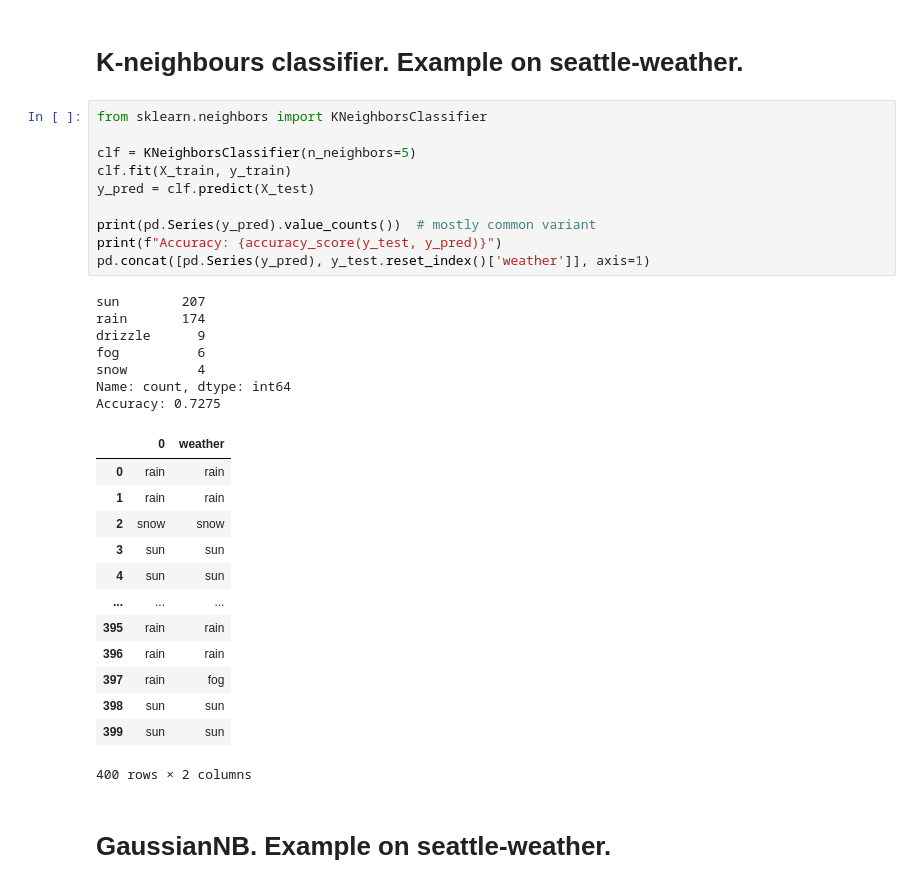
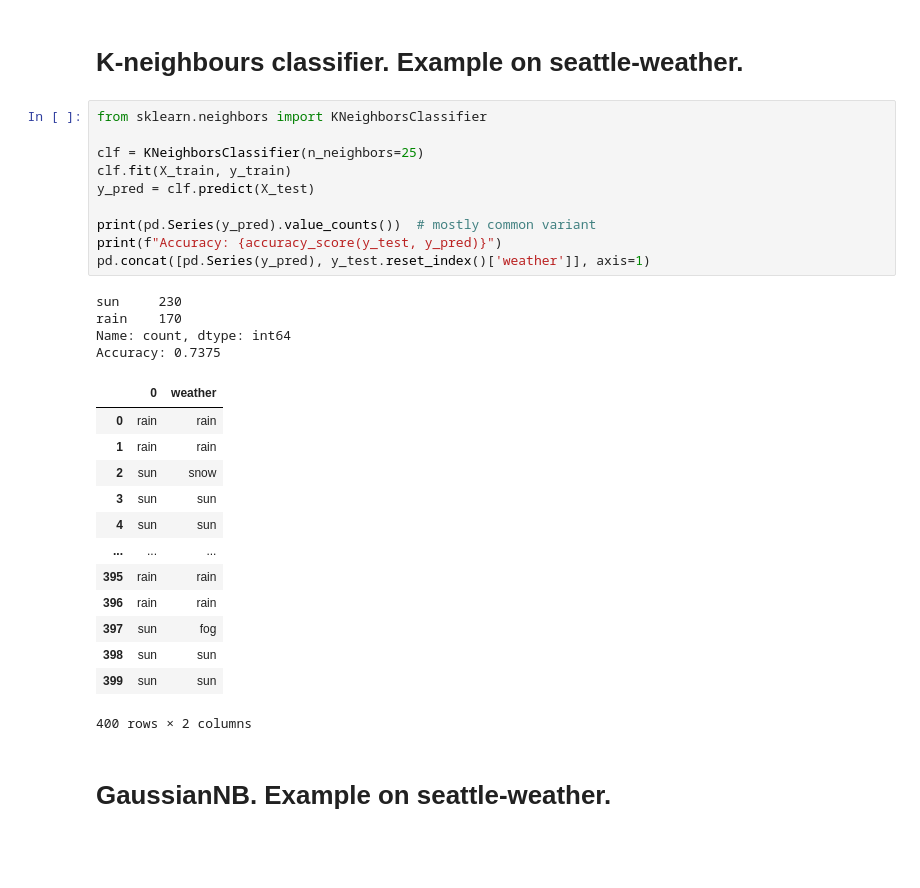
Before and after one commit to ex8ed/ml-seminar-homeworks, a Jupyter notebook: lab-2.ipynb, the cells around one changed output. Drawn from its saved outputs; the diff is of its cells as text; blank space fills up the shorter version.

```diff
--- a/lab-2.ipynb
+++ b/lab-2.ipynb
@@ -69,31 +75,28 @@ Accuracy: 0.4025
 # %%
 from sklearn.neighbors import KNeighborsClassifier
 
-clf = KNeighborsClassifier(n_neighbors=5)
+clf = KNeighborsClassifier(n_neighbors=25)
 clf.fit(X_train, y_train)
 y_pred = clf.predict(X_test)
 
 print(pd.Series(y_pred).value_counts())  # mostly common variant
 print(f"Accuracy: {accuracy_score(y_test, y_pred)}")
 pd.concat([pd.Series(y_pred), y_test.reset_index()['weather']], axis=1)
 # %% [output]
-sun        207
-rain       174
-drizzle      9
-fog          6
-snow         4
+sun     230
+rain    170
 Name: count, dtype: int64
-Accuracy: 0.7275
+Accuracy: 0.7375
 |  | 0 | weather |
 | 0 | rain | rain |
 | 1 | rain | rain |
-| 2 | snow | snow |
+| 2 | sun | snow |
 | 3 | sun | sun |
 | 4 | sun | sun |
 | ... | ... | ... |
 | 395 | rain | rain |
 | 396 | rain | rain |
-| 397 | rain | fog |
+| 397 | sun | fog |
 | 398 | sun | sun |
 | 399 | sun | sun |
 400 rows × 2 columns
```
Also changed, not shown: parts of 4 cells of this notebook.
